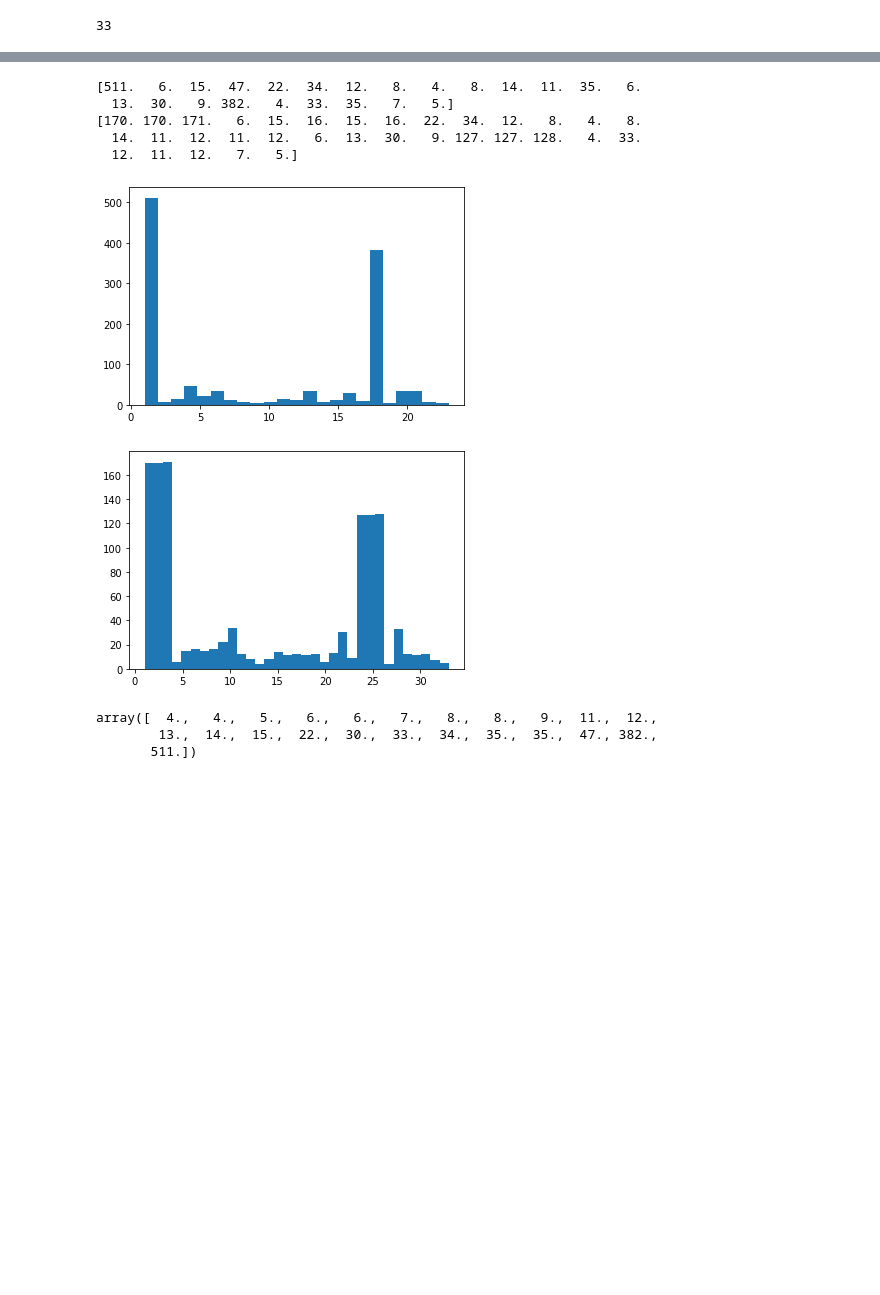
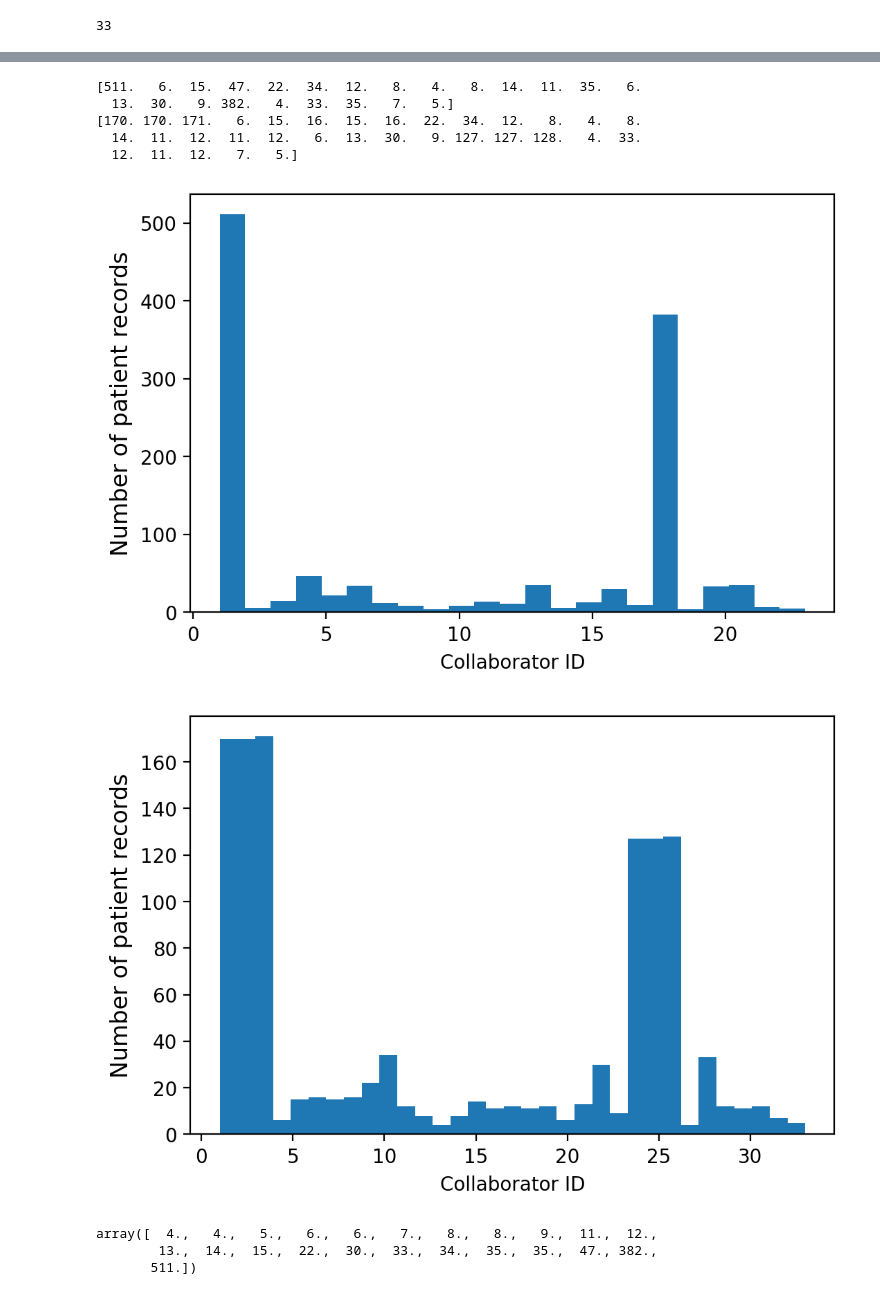
Before and after one commit to ywang037/Challenge, a Jupyter notebook: Task_1/FeTS_debug_col_select.ipynb, the cells around one changed output, grey strips where cells are left out. Cells and saved outputs as stored; diff of their text form; code cells hidden in the pictures; blank space fills up the shorter version.

```diff
--- a/Task_1/FeTS_debug_col_select.ipynb
+++ b/Task_1/FeTS_debug_col_select.ipynb
@@ -39,21 +55,31 @@ num_cols_2
 # %%
-plt.figure()
+plt.figure(figsize=(6,4),dpi=200)
 # num_1, _, _ = plt.hist(df_1['Partition_ID'],bins=np.arange(1,num_cols_1+1,1))
 num_1, _, _ = plt.hist(df_1['Partition_ID'],bins=23)
-# plt.xticks(np.arange(1,num_cols_1+1,1))
+plt.xlabel('Collaborator ID')
+plt.ylabel('Number of patient records', size='large')
+# plt.xticks([int(x) for x in np.arange(1,num_cols_1+1,1)])
+# save_fig_path = os.path.join('c:/Users/YWANG/cpfl-python/fets_2022/Challenge', 'partitioning_1.pdf')
+# plt.savefig(save_fig_path)
 print(num_1)
-plt.figure()
+
+plt.figure(figsize=(6,4),dpi=200)
 # num_2, _, _ = plt.hist(df_2['Partition_ID'],bins=np.arange(1,num_cols_2+1,1))
 num_2, _, _ = plt.hist(df_2['Partition_ID'],bins=33)
+plt.xlabel('Collaborator ID')
+plt.ylabel('Number of patient records', size='large')
+# plt.xticks([int(x) for x in np.arange(1,num_cols_2+1,1)])
+save_fig_path = os.path.join('c:/Users/YWANG/cpfl-python/fets_2022/Challenge', 'partitioning_2.pdf')
+plt.savefig(save_fig_path)
 print(num_2)
 # %% [output]
 [511.   6.  15.  47.  22.  34.  12.   8.   4.   8.  14.  11.  35.   6.
   13.  30.   9. 382.   4.  33.  35.   7.   5.]
 [170. 170. 171.   6.  15.  16.  15.  16.  22.  34.  12.   8.   4.   8.
   14.  11.  12.  11.  12.   6.  13.  30.   9. 127. 127. 128.   4.  33.
   12.  11.  12.   7.   5.]
-[figure, old version]
+[figure, new version]
-[figure, old version]
+[figure, new version]
 # %%
 np.sort(num_1)
 # %% [output]
```
Also changed, not shown: parts of 13 cells of this notebook, 11 other files.
